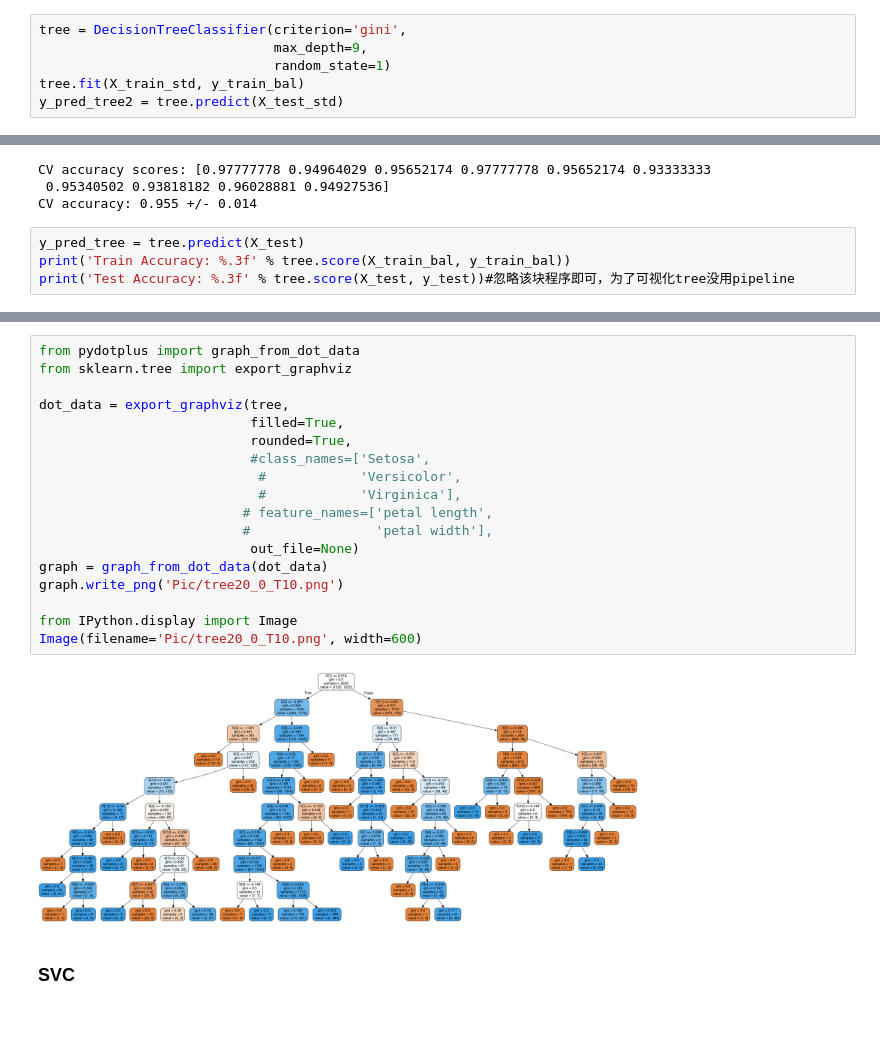
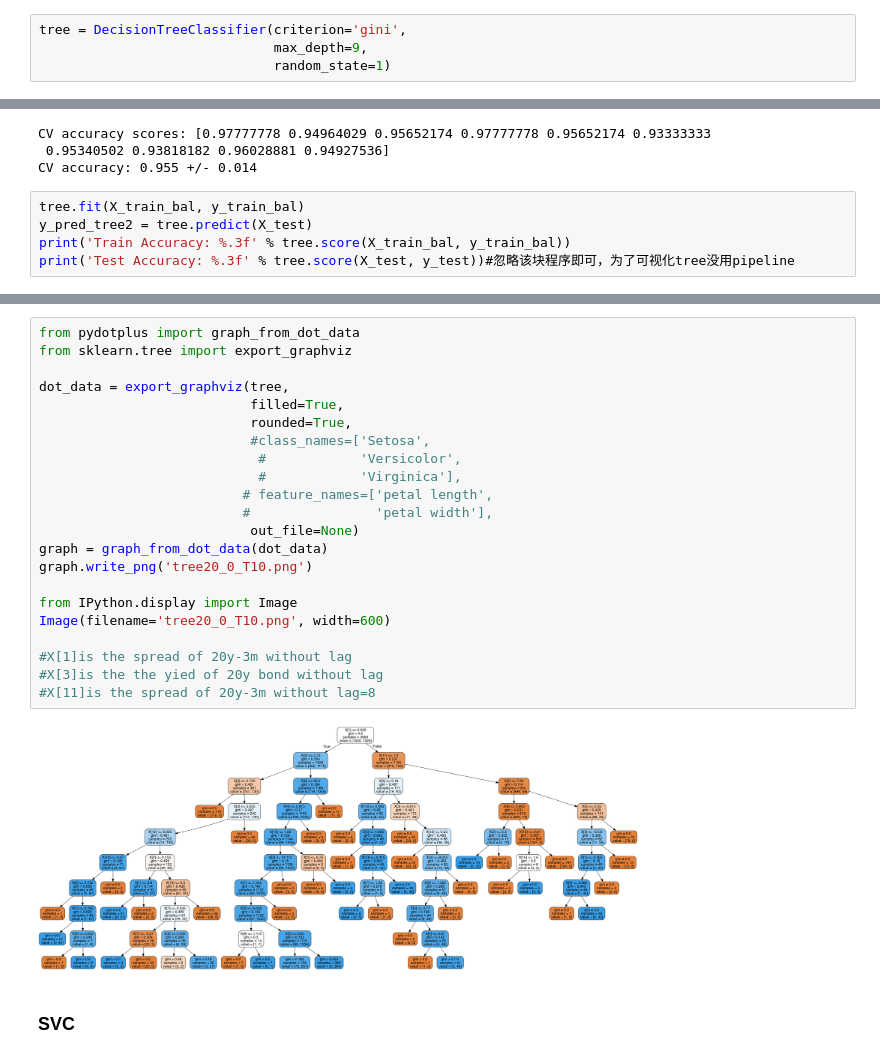
Before and after one commit to knowsnothing753/PHBS_MLF_2019, a Jupyter notebook: code/20_0_T10.ipynb, the cells around one changed output, grey strips where cells are left out. Cells and saved outputs as stored; diff of their text form; blank space fills up the shorter version.

```diff
--- a/code/20_0_T10.ipynb
+++ b/code/20_0_T10.ipynb
@@ -158,8 +152,6 @@ print(gs.best_params_)
 tree = DecisionTreeClassifier(criterion='gini',
                               max_depth=9,
                               random_state=1)
-tree.fit(X_train_std, y_train_bal)
-y_pred_tree2 = tree.predict(X_test_std)
 # %%
 scores = cross_val_score(estimator = tree,
                         X=X_train_bal,
@@ -174,7 +166,8 @@ CV accuracy scores: [0.97777778 0.94964029 0.95652174 0.97777778 0.95652174 0.93
  0.95340502 0.93818182 0.96028881 0.94927536]
 CV accuracy: 0.955 +/- 0.014
 # %%
-y_pred_tree = tree.predict(X_test)
+tree.fit(X_train_bal, y_train_bal)
+y_pred_tree2 = tree.predict(X_test)
 print('Train Accuracy: %.3f' % tree.score(X_train_bal, y_train_bal))
 print('Test Accuracy: %.3f' % tree.score(X_test, y_test))#忽略该块程序即可，为了可视化tree没用pipeline
 # %% [output]
@@ -217,23 +210,27 @@ plt.show()
 # %%
 from pydotplus import graph_from_dot_data
 from sklearn.tree import export_graphviz
 
 dot_data = export_graphviz(tree,
                            filled=True,
                            rounded=True,
                            #class_names=['Setosa',
                             #            'Versicolor',
                             #            'Virginica'],
                           # feature_names=['petal length',
                           #                'petal width'],
                            out_file=None)
 graph = graph_from_dot_data(dot_data)
-graph.write_png('Pic/tree20_0_T10.png')
+graph.write_png('tree20_0_T10.png')
 
 from IPython.display import Image
-Image(filename='Pic/tree20_0_T10.png', width=600)
+Image(filename='tree20_0_T10.png', width=600)
+
+#X[1]is the spread of 20y-3m without lag
+#X[3]is the the yied of 20y bond without lag
+#X[11]is the spread of 20y-3m without lag=8
 # %% [output]
-[figure, old version]
+[figure, new version]
 # %% [markdown]
 ### SVC
 # %%
```
Also changed, not shown: parts of 7 cells of this notebook, 24 other files.
